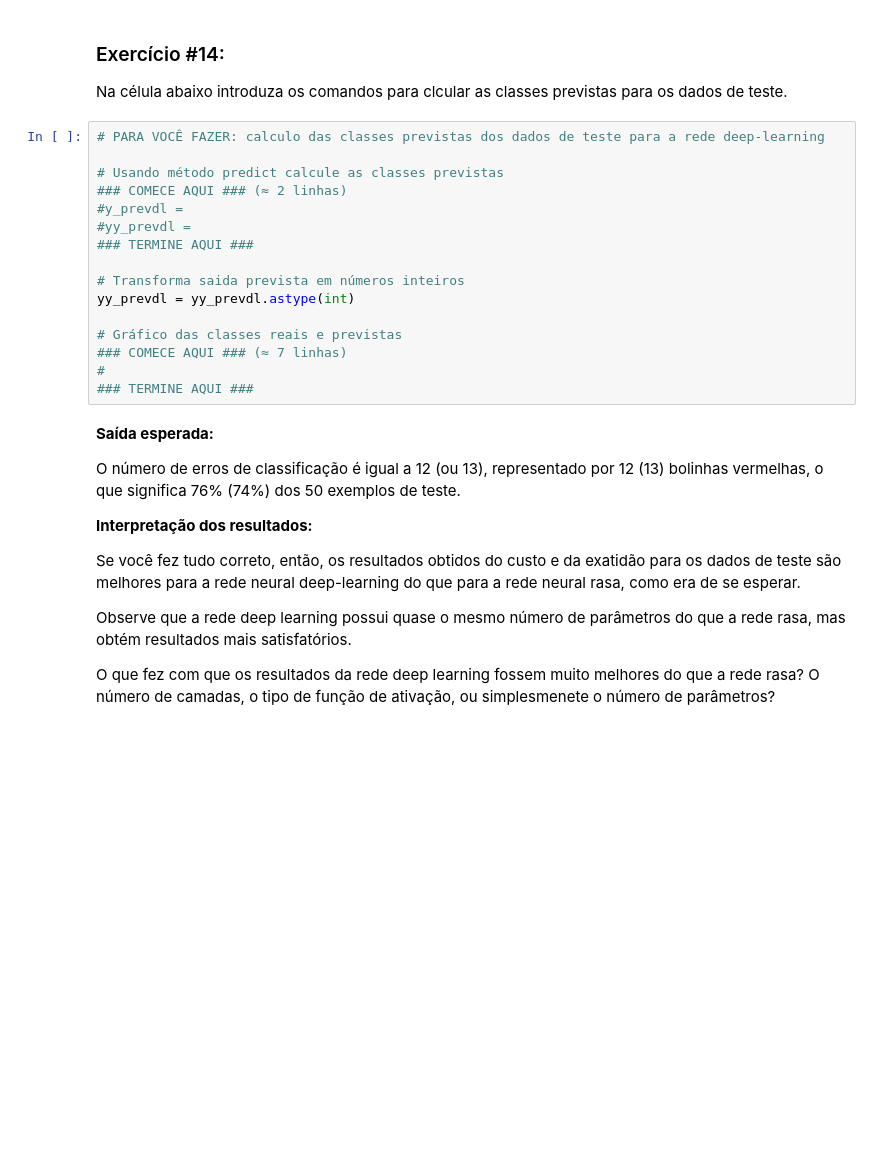
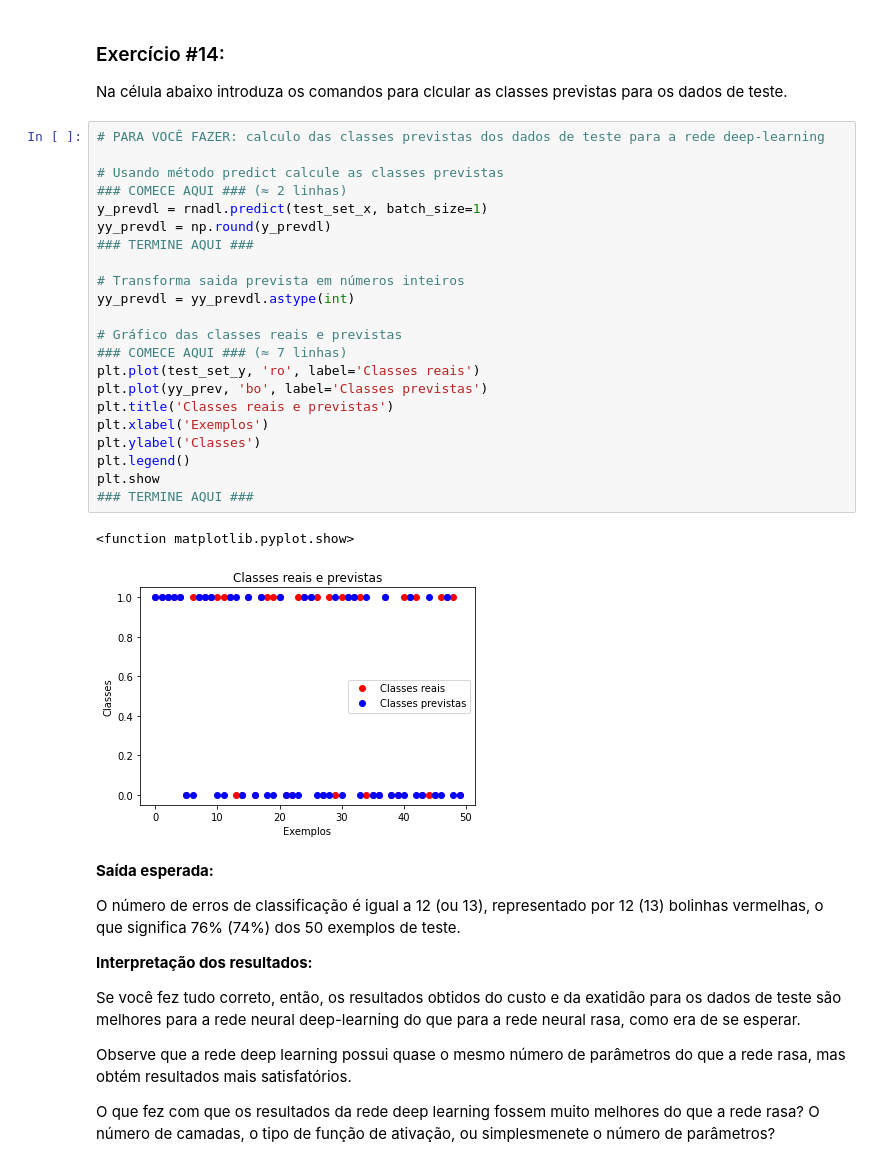
Before and after one commit to pigortekids/Notas4, a Jupyter notebook: aula5/T3_Classificação_binaria_keras.ipynb, the cells around one changed output. Saved outputs shown, nothing was run; the diff lists cells and outputs as text; blank space fills up the shorter version.

```diff
--- a/aula5/T3_Classificação_binaria_keras.ipynb
+++ b/aula5/T3_Classificação_binaria_keras.ipynb
@@ -763,19 +838,28 @@ Na célula abaixo introduza os comandos para clcular as classes previstas para o
 # %%
 # PARA VOCÊ FAZER: calculo das classes previstas dos dados de teste para a rede deep-learning
 
 # Usando método predict calcule as classes previstas
 ### COMECE AQUI ### (≈ 2 linhas)
-#y_prevdl =
-#yy_prevdl =
+y_prevdl = rnadl.predict(test_set_x, batch_size=1)
+yy_prevdl = np.round(y_prevdl)
 ### TERMINE AQUI ###
 
 # Transforma saida prevista em números inteiros
 yy_prevdl = yy_prevdl.astype(int)
 
 # Gráfico das classes reais e previstas
 ### COMECE AQUI ### (≈ 7 linhas)
-#
+plt.plot(test_set_y, 'ro', label='Classes reais')
+plt.plot(yy_prev, 'bo', label='Classes previstas')
+plt.title('Classes reais e previstas')
+plt.xlabel('Exemplos')
+plt.ylabel('Classes')
+plt.legend()
+plt.show
 ### TERMINE AQUI ###
+# %% [output]
+<function matplotlib.pyplot.show>
+[figure, added]
 # %% [markdown]
 **Saída esperada:**
 
```
Also changed, not shown: parts of 12 cells of this notebook.
